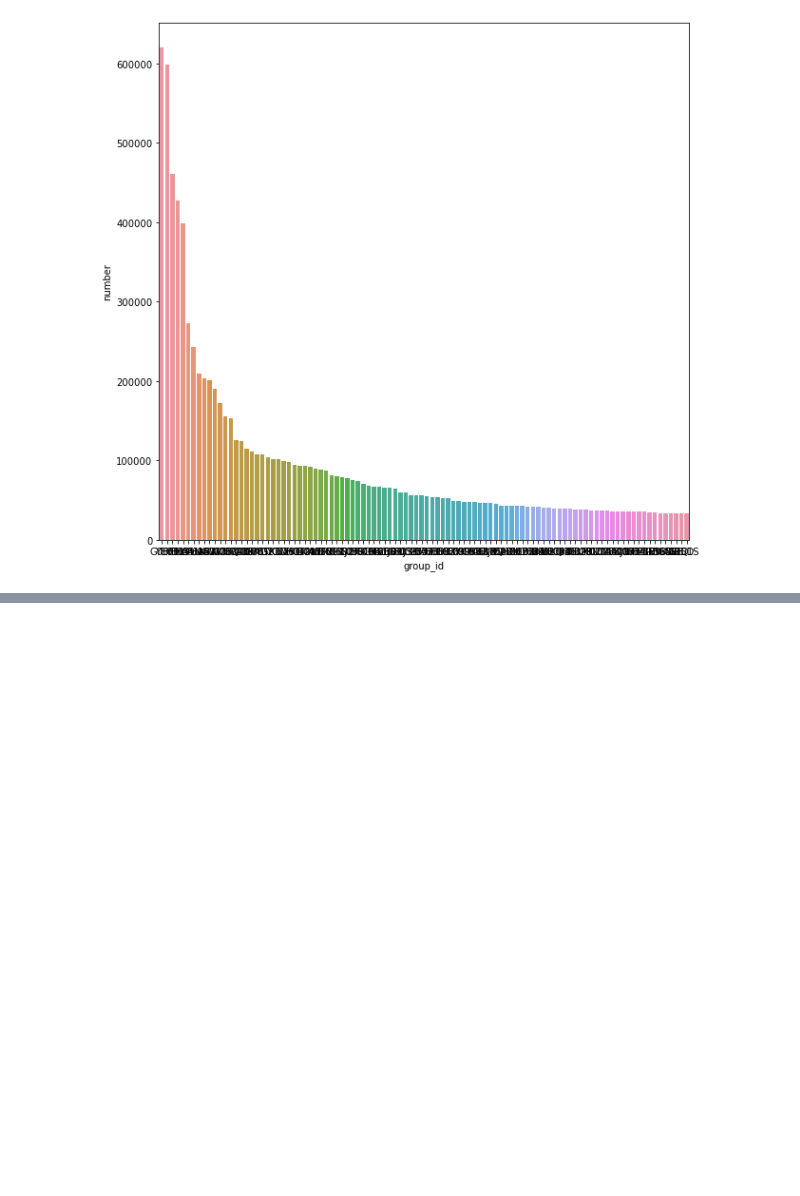
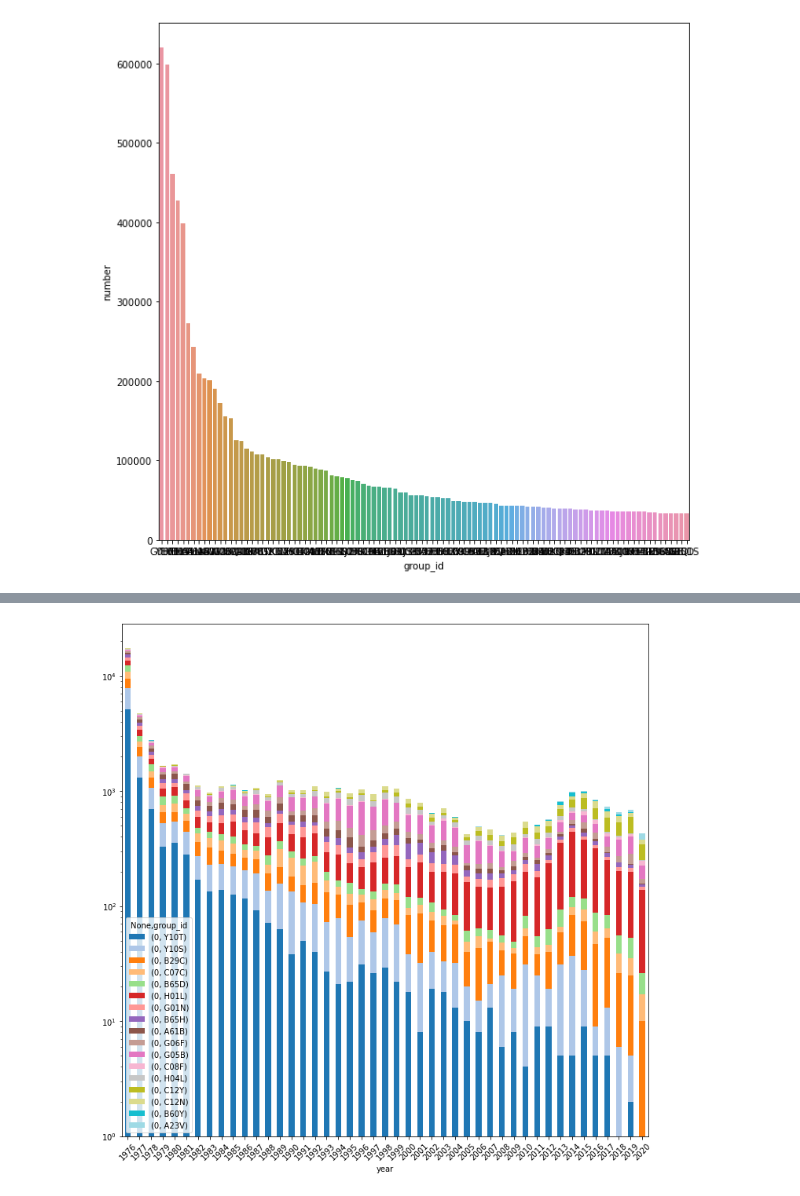
Before and after one commit to boreshkinai/patent-analysis, a Jupyter notebook: PatentsEDA.ipynb, the cells around one changed output, grey strips where cells are left out. Drawn from its saved outputs; the diff is of its cells as text; code cells hidden in the pictures; blank space fills up the shorter version.

```diff
--- a/PatentsEDA.ipynb
+++ b/PatentsEDA.ipynb
@@ -362,0 +413,11 @@ sns.barplot(x='group_id', y='number',
+# %%
+CPCFULL_code_appearance_stacked = ddf_patent.merge(ddf_cpc_full, how='left',
+                                           left_index=True, right_index=True).map_partitions(lambda x: x[['subgroup_id', 'date']].drop_duplicates().\
+                                           groupby('subgroup_id').min()).compute()
+CPCFULL_code_appearance_stacked = CPCFULL_code_appearance_stacked.groupby('subgroup_id').min()
+CPCFULL_code_appearance_stacked['year'] = CPCFULL_code_appearance_stacked['date'].dt.year
+
+CPCFULL_code_appearance_stacked = CPCFULL_code_appearance_stacked.join(
+    ddf_cpc.groupby('subgroup_id')['group_id'].first().compute())
+CPCFULL_code_appearance_stacked = CPCFULL_code_appearance_stacked[['year', 'group_id']].value_counts()
+CPCFULL_code_appearance_stacked
@@ -362,0 +438,11 @@ sns.barplot(x='group_id', y='number',
+# %%
+top_groups_all = ['"'+str(c)+'"' for c in CPCFULL_code_appearance_stacked.groupby('group_id').sum().sort_values(ascending=False)[:10].index.values]
+
+top_groups_last10y = ['"'+str(c)+'"' for c in CPCFULL_code_appearance_stacked.to_frame().query(f"year > 2010").groupby('group_id').sum().sort_values(by=0, ascending=False)[:10].index.values]
+
+top_groups = top_groups_all + top_groups_last10y
+top_groups = ",".join(top_groups)
+
+CPCFULL_code_appearance_stacked_top = CPCFULL_code_appearance_stacked.to_frame().query(f"group_id in [{top_groups}]")
+CPCFULL_code_appearance_stacked_top = CPCFULL_code_appearance_stacked_top.unstack()
+CPCFULL_code_appearance_stacked_top
@@ -362,0 +469,10 @@ sns.barplot(x='group_id', y='number',
+# %%
+fig, ax = plt.subplots(figsize=(12, 12))
+
+cmap = cm.get_cmap('tab20', len(CPCFULL_code_appearance_stacked_top.columns))
+colors = cmap(range(len(CPCFULL_code_appearance_stacked_top.columns)))
+
+CPCFULL_code_appearance_stacked_top.plot(ax=ax, kind='bar', stacked=True, color=colors, rot=45)
+plt.yscale('log')
+# %% [output]
+[figure, added]
```
Also changed, not shown: parts of 10 cells of this notebook.
